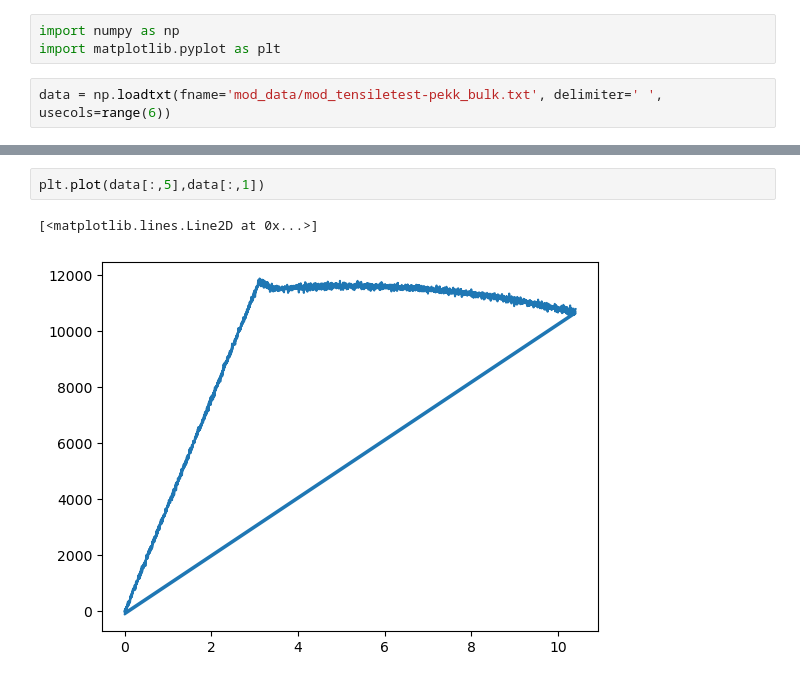
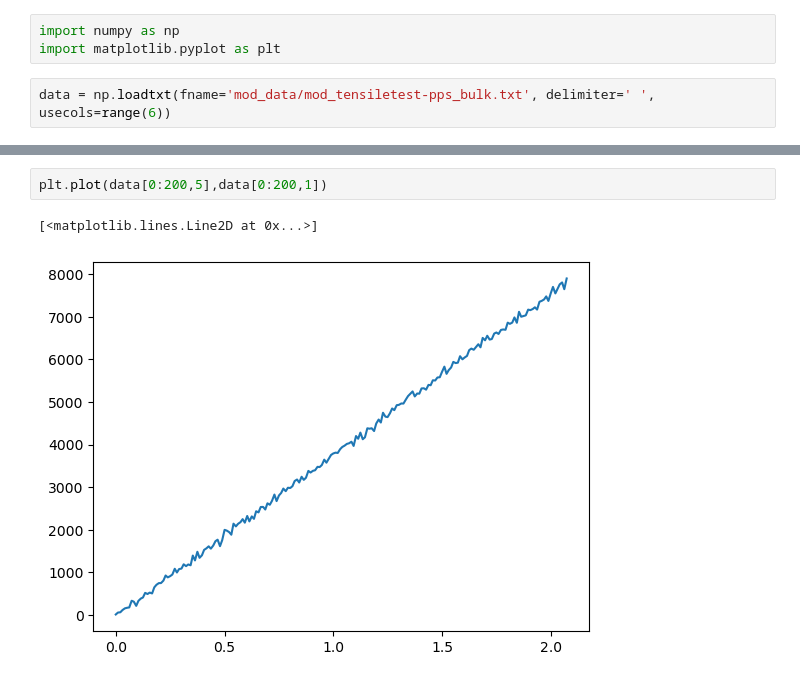
Before and after one commit to Ryn-Oliphant/mse150s23-project1, a Jupyter notebook: Plots_for_Data.ipynb, the cells around one changed output, grey strips where cells are left out. Saved outputs shown, nothing was run; the diff lists cells and outputs as text.

```diff
--- a/Plots_for_Data.ipynb
+++ b/Plots_for_Data.ipynb
@@ -2,4 +2,4 @@
 import numpy as np
 import matplotlib.pyplot as plt
 # %%
-data = np.loadtxt(fname='mod_data/mod_tensiletest-pekk_bulk.txt', delimiter=' ', usecols=range(6))
+data = np.loadtxt(fname='mod_data/mod_tensiletest-pps_bulk.txt', delimiter=' ', usecols=range(6))
@@ -22,5 +20,5 @@ img = plt.imshow(data)
 # %%
-plt.plot(data[:,5],data[:,1])
+plt.plot(data[0:200,5],data[0:200,1])
 # %% [output]
 [<matplotlib.lines.Line2D at 0x...>]
-[figure, old version]
+[figure, new version]
```
Also changed, not shown: parts of 6 cells of this notebook.
